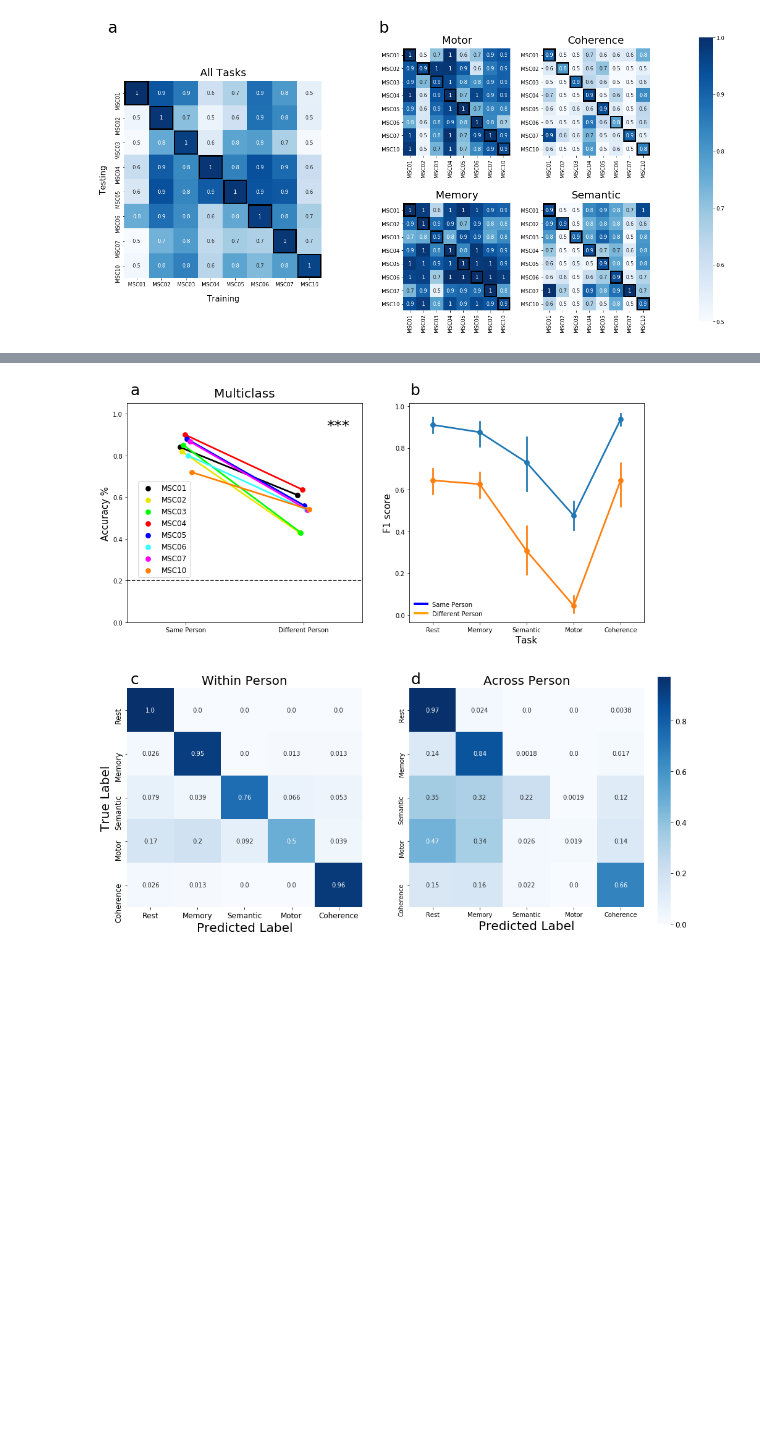
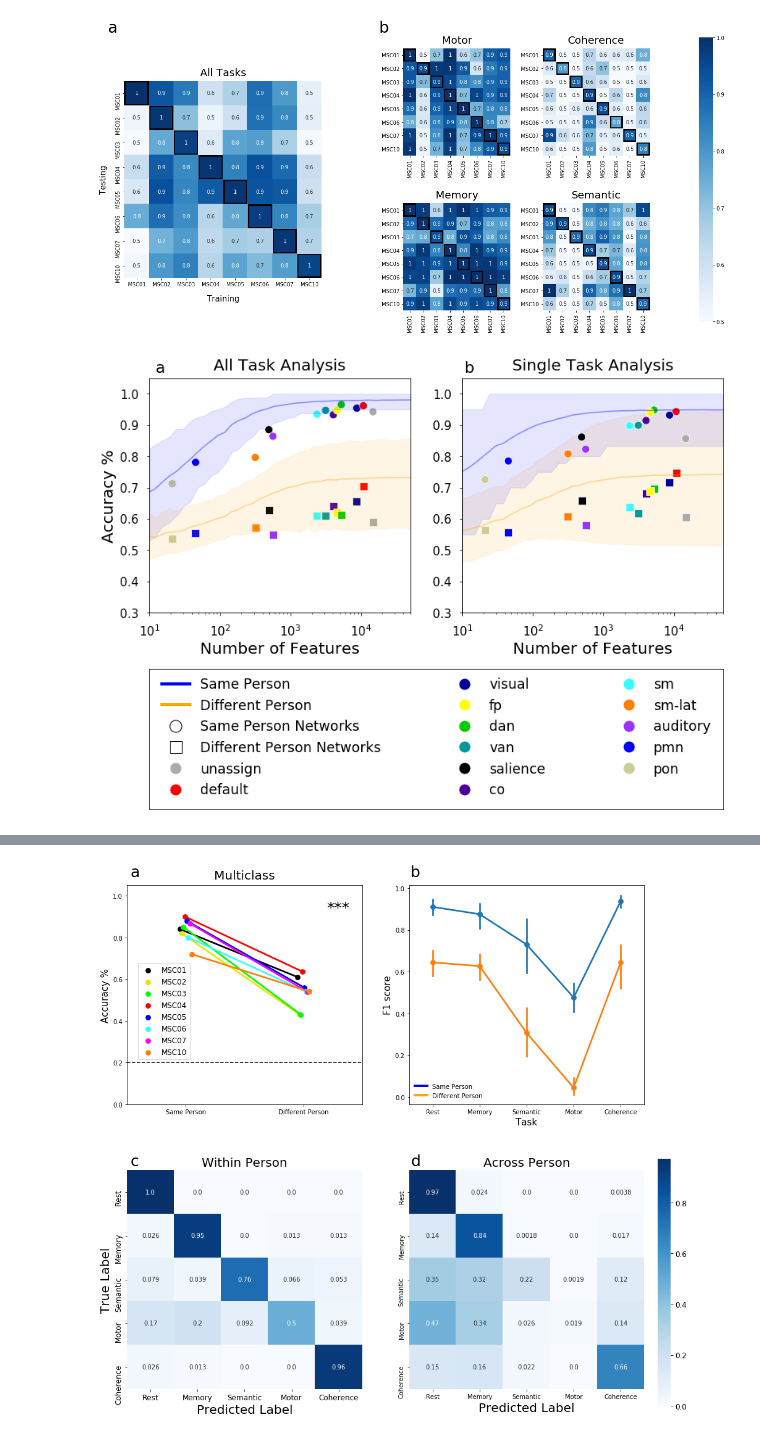
Before and after one commit to GrattonLab/MSC_Alexis, a Jupyter notebook: analysis/code/mL_rsfMRI/Figures/FinalFigures.ipynb, the cells around one changed output, grey strips where cells are left out. Drawn from its saved outputs; the diff is of its cells as text; code cells hidden in the pictures; blank space fills up the shorter version.

```diff
--- a/analysis/code/mL_rsfMRI/Figures/FinalFigures.ipynb
+++ b/analysis/code/mL_rsfMRI/Figures/FinalFigures.ipynb
@@ -1539,10 +1493,31 @@ DS_legend_elements = [Line2D([0], [0], color='orange', lw=4, label='Different Pe
                   Line2D([0], [0],  color='w',markerfacecolor=cdict['auditory'],marker='s',markersize=15,label='auditory'),
                    Line2D([0], [0],  color='w',markerfacecolor=cdict['pmn'],marker='s',markersize=15,label='pmn'),
                   Line2D([0], [0],  color='w',markerfacecolor=cdict['pon'],marker='s',markersize=15,label='pon')]
-fig=plt.figure(figsize=(20,13), constrained_layout=True)
+
+
+comb_legend_elements=[Line2D([0], [0], color='blue', lw=4, label='Same Person'),
+                      Line2D([0], [0], color='orange', lw=4, label='Different Person'),
+                       Line2D([0], [0], color='w', markeredgecolor='black',marker='o',markersize=15,label='Same Person Networks'),
+                      Line2D([0], [0],  color='w', markeredgecolor='black',marker='s',markersize=15,label='Different Person Networks'),
+                    Line2D([0], [0],  color='w',markerfacecolor=cdict['unassign'],marker='o',markersize=15,label='unassign'),
+                  Line2D([0], [0],  color='w',markerfacecolor=cdict['default'],marker='o',markersize=15,label='default'),
+                  Line2D([0], [0],  color='w',markerfacecolor=cdict['visual'],marker='o',markersize=15,label='visual'),
+                  Line2D([0], [0],  color='w',markerfacecolor=cdict['fp'],marker='o',markersize=15,label='fp'),
+                  Line2D([0], [0],  color='w',markerfacecolor=cdict['dan'],marker='o',markersize=15,label='dan'),
+                  Line2D([0], [0],  color='w',markerfacecolor=cdict['van'],marker='o',markersize=15,label='van'),
+                  Line2D([0], [0],  color='w',markerfacecolor=cdict['salience'],marker='o',markersize=15,label='salience'),
+                  Line2D([0], [0],  color='w',markerfacecolor=cdict['co'],marker='o',markersize=15,label='co'),
+                  Line2D([0], [0],  color='w',markerfacecolor=cdict['sm'],marker='o',markersize=15,label='sm'),
+                  Line2D([0], [0],  color='w',markerfacecolor=cdict['sm-lat'],marker='o',markersize=15,label='sm-lat'),
+                  Line2D([0], [0],  color='w',markerfacecolor=cdict['auditory'],marker='o',markersize=15,label='auditory'),
+                   Line2D([0], [0],  color='w',markerfacecolor=cdict['pmn'],marker='o',markersize=15,label='pmn'),
+                  Line2D([0], [0],  color='w',markerfacecolor=cdict['pon'],marker='o',markersize=15,label='pon')]
+
+
+fig=plt.figure(figsize=(20,10), constrained_layout=True)
 plt.rcParams['figure.constrained_layout.use'] = True
 #Add grid space for subplots 2 rows by 2 columns
-gs = gridspec.GridSpec(nrows=2, ncols=3,wspace=.2, hspace=.3)
+gs = gridspec.GridSpec(nrows=2, ncols=3,wspace=.2, hspace=.3,height_ratios=[1,.6])
 fig.text(.13, .89, 'a',fontsize=20)
 fig.text(.4, .89, 'b',fontsize=20)
 #fig.text(.68, .89, 'C.',fontsize=20)
@@ -1580,37 +1555,40 @@ ax.set(xscale="log")
 ax.set_xlabel('Number of Features',fontsize=20)
 #ax.legend(('Same Person', 'Different Person'),loc='lower right',fontsize=20)
 #plt.legend(title=None,markerscale=1, bbox_to_anchor=(3, .75),fontsize=15)
 
 """
 ax8 = fig.add_subplot(gs[0, 2])
 ax = sns.lineplot(x="feature", y="diff",data=rand_SS,ci=None, ax=ax8,color='blue',alpha=.4)
 g = sns.lineplot(x="feature", y="diff_sub",data=rand_BS, ci=None,ax=ax8,color='orange',alpha=.4)
 ax8.fill_between(percentiles_BS['feature'],percentiles_BS['p5'],percentiles_BS['p95'],alpha=.1,color='orange')
 ax8.fill_between(percentiles_SS['feature'],percentiles_SS['p5'],percentiles_SS['p95'],alpha=.1,color='blue')
 g=sns.scatterplot(x='feature', y='diff_sub', hue='Network', data=BS_z, ax=ax8, color='r',s=100,hue_order=["unassign","default", "visual",'fp','dan','van','salience','co','sm','sm-lat', 'auditory','pmn','pon'],legend=False,palette=["unassign","default", "visual",'fp','dan','van','salience','co','sm','sm-lat', 'auditory','pmn','pon'],marker='s')
 g=sns.scatterplot(x='feature', y='diff', hue='Network', data=SS_z, ax=ax8, color='r',s=100,legend=False,hue_order=["unassign","default", "visual",'fp','dan','van','salience','co','sm','sm-lat', 'auditory','pmn','pon'],palette=["unassign","default", "visual",'fp','dan','van','salience','co','sm','sm-lat', 'auditory','pmn','pon'])
 ax.set(xscale="log")
 ax.set_title('Between Task Analysis',fontsize=20, pad=10)
 ax.set_ylabel(" ")
 ax.set_xlabel('Number of Features',fontsize=20)
 ax.set(ylim=(0.3, 1.05),xlim=(10,50000))
 ax.tick_params(labelsize=15,pad=10)
 ax.set(xscale="log")
 """
 
 
 
 ax9 = fig.add_subplot(gs[1, :2])
 plt.setp(ax9.get_yticklabels(), visible=False)
 plt.setp(ax9.get_xticklabels(), visible=False)
 ax9.set_xticks([])
 ax9.set_yticks([])
-ax9.axhline(.5,color='black')
-L1=plt.legend(handles=SS_legend_elements,loc='upper left',mode='expand',ncol=3,fontsize='xx-large',frameon=False)
-ax9.legend(handles=DS_legend_elements,loc='lower left',mode='expand',ncol=3,fontsize='xx-large',frameon=False)
-plt.gca().add_artist(L1)
+#ax9.axhline(.5,color='black')
+ax9.legend(handles=comb_legend_elements,loc='lower left',mode='expand',ncol=3,fontsize='xx-large',frameon=False)
+#L1=plt.legend(handles=SS_legend_elements,loc='upper left',mode='expand',ncol=3,fontsize='xx-large',frameon=False)
+#ax9.legend(handles=DS_legend_elements,loc='lower left',mode='expand',ncol=3,fontsize='xx-large',frameon=False)
+#plt.gca().add_artist(L1)
 
 plt.savefig(thisDir+'output/FigsFinal/feature_overlap.png', bbox_inches='tight')
+# %% [output]
+[figure, added]
 # %%
 #ALL_z.drop(columns=['same_sub','diff_sub','feature','cv_mu','ds_mu','cv_std','ds_std'],inplace=True)
 Allz=ALL_z.melt(id_vars='Network',value_name='z_score',var_name='Analysis')
```
Also changed, not shown: parts of 5 cells of this notebook, 9 other files.
